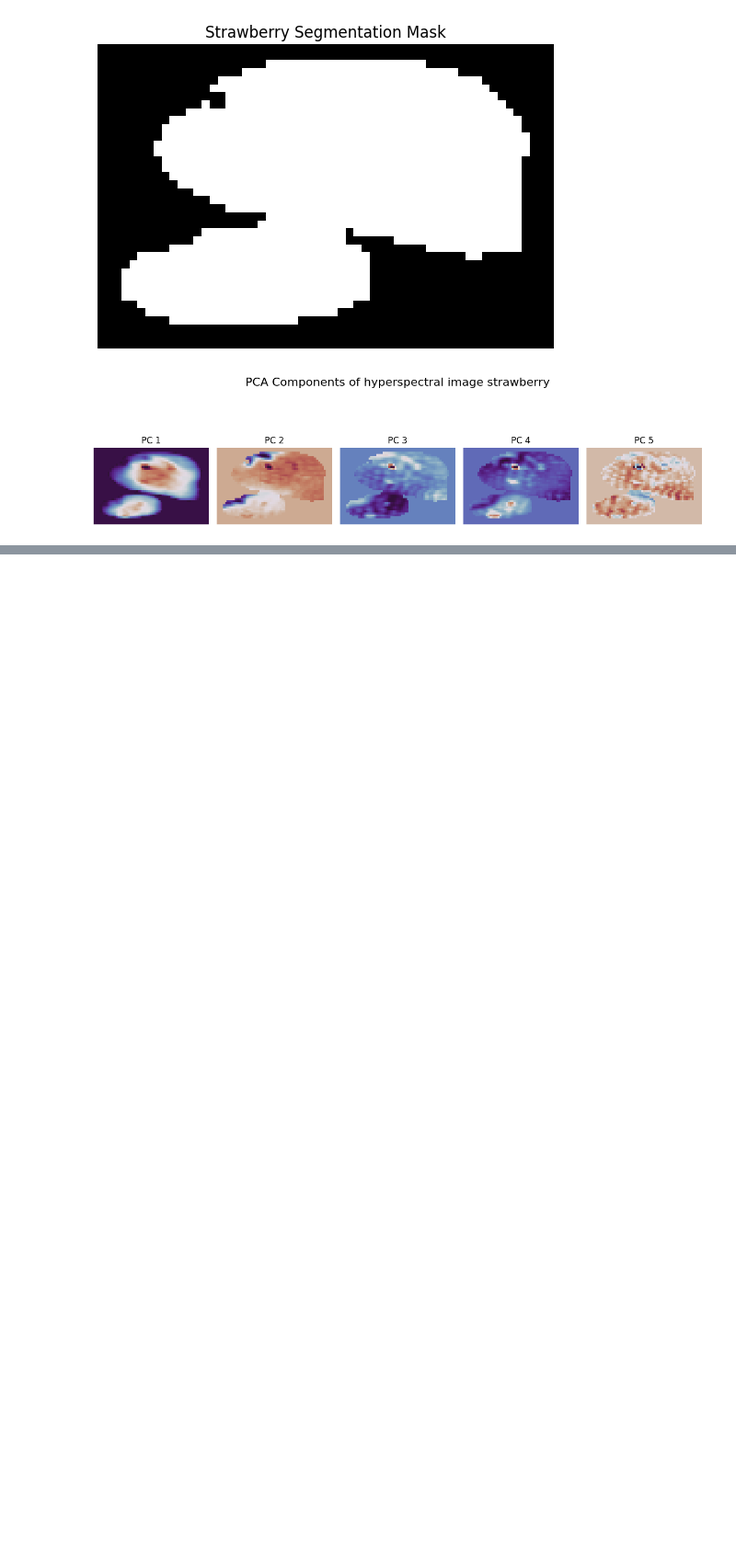
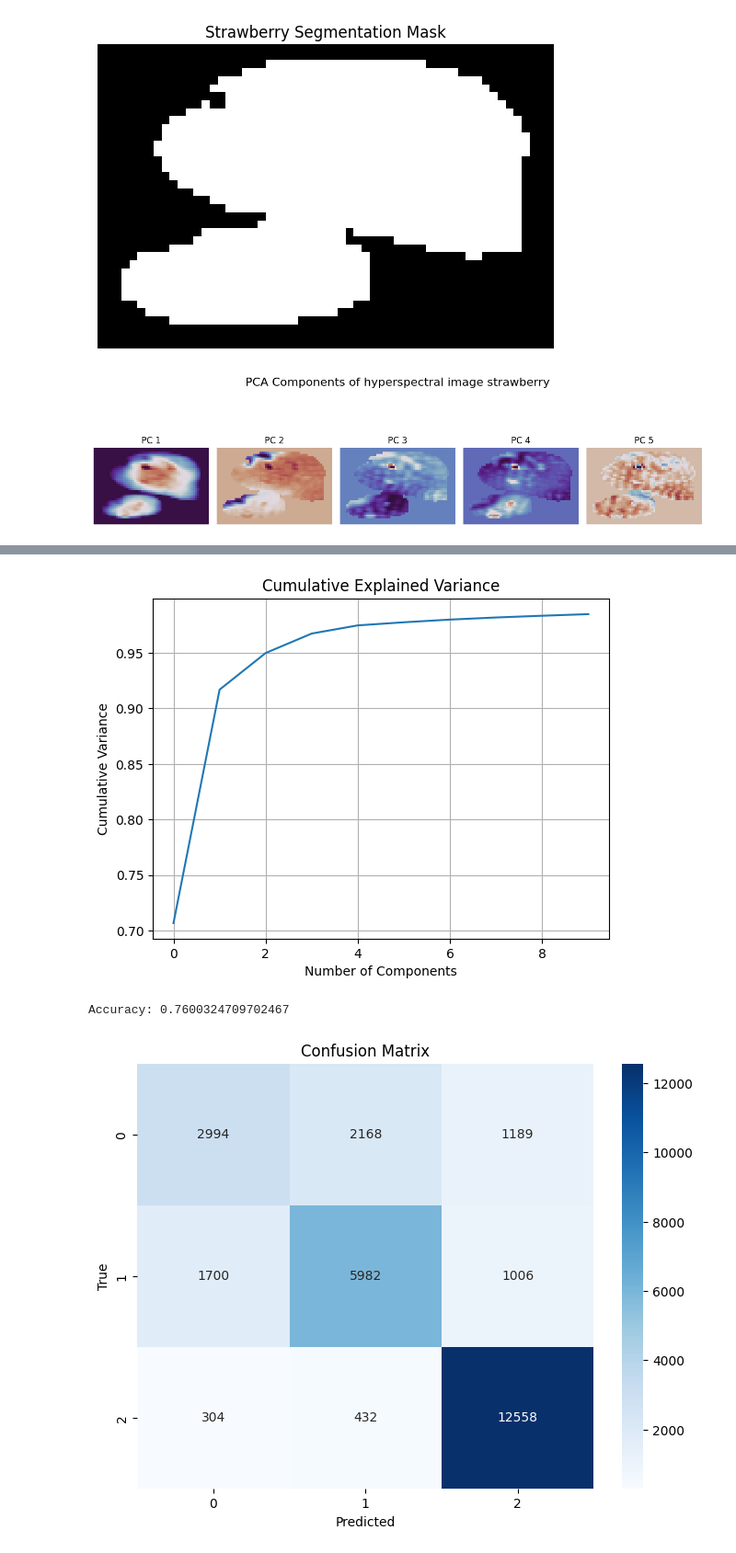
Before and after one commit to Hezengin/HSI-Sortingsystem, a Jupyter notebook: hsi_data_analysis.ipynb, the cells around one changed output, grey strips where cells are left out. Shown: that part at 92% size. Cells and saved outputs as stored; diff of their text form; code cells hidden in the pictures; blank space fills up the shorter version.

```diff
--- a/hsi_data_analysis.ipynb
+++ b/hsi_data_analysis.ipynb
@@ -666,0 +1035,77 @@ for i in range(3):  # R, G, B channels
+# %%
+import os
+import numpy as np
+import matplotlib.pyplot as plt
+from sklearn.preprocessing import StandardScaler
+from sklearn.decomposition import PCA
+from sklearn.model_selection import train_test_split
+from sklearn.svm import SVC
+from sklearn.metrics import accuracy_score, confusion_matrix
+import seaborn as sns
+
+# 1. Load all .npz files
+npz_files = [f for f in os.listdir('.') if f.endswith('.npz')]
+all_pixels = []
+all_labels = []
+
+for npz_file in npz_files:
+    data = np.load(npz_file)
+    cube = data['cube']  # shape: (H, Bands, W)
+    label = int(data['label'])
+
+    h, bands, w = cube.shape
+    reshaped = cube.transpose(1, 0, 2).reshape(bands, -1).T.astype(np.float64)  # shape: (H*W, Bands)
+
+    all_pixels.append(reshaped)
+    all_labels.extend([label] * reshaped.shape[0])
+
+# 2. Stack all data and normalize
+all_pixels = np.vstack(all_pixels)  # shape: (total_pixels, Bands)
+all_labels = np.array(all_labels)
+
+scaler = StandardScaler()
+all_pixels_scaled = scaler.fit_transform(all_pixels)
+
+# 3. Global PCA Fit (once)
+pca = PCA(n_components=10)
+X_pca = pca.fit_transform(all_pixels_scaled)
+
+# 4. Variance Plot
+ev = pca.explained_variance_ratio_
+cumulativeVar = np.cumsum(ev)
+plt.figure()
+plt.plot(cumulativeVar)
+plt.title('Cumulative Explained Variance')
+plt.xlabel('Number of Components')
+plt.ylabel('Cumulative Variance')
+plt.grid(True)
+plt.show()
+
+# 5. Train/Test Split
+X_train, X_test, y_train, y_test = train_test_split(
+    X_pca, all_labels, test_size=0.2, stratify=all_labels, random_state=42
+)
+
+# 6. Train Classifier
+clf = SVC(kernel='poly')  # You can try 'rbf' or 'linear'
+clf.fit(X_train, y_train)
+
+# 7. Predict
+y_pred = clf.predict(X_test)
+
+# 8. Accuracy
+accuracy = accuracy_score(y_test, y_pred)
+print("Accuracy:", accuracy)
+
+# 9. Confusion Matrix
+cm = confusion_matrix(y_test, y_pred)
+plt.figure(figsize=(8, 6))
+sns.heatmap(cm, annot=True, fmt='g', cmap='Blues')
+plt.xlabel("Predicted")
+plt.ylabel("True")
+plt.title("Confusion Matrix")
+plt.show()
+# %% [output]
+[figure, added]
+Accuracy: 0.7600324709702467
+[figure, added]
```
Also changed, not shown: parts of 9 cells of this notebook, 1 other file.
